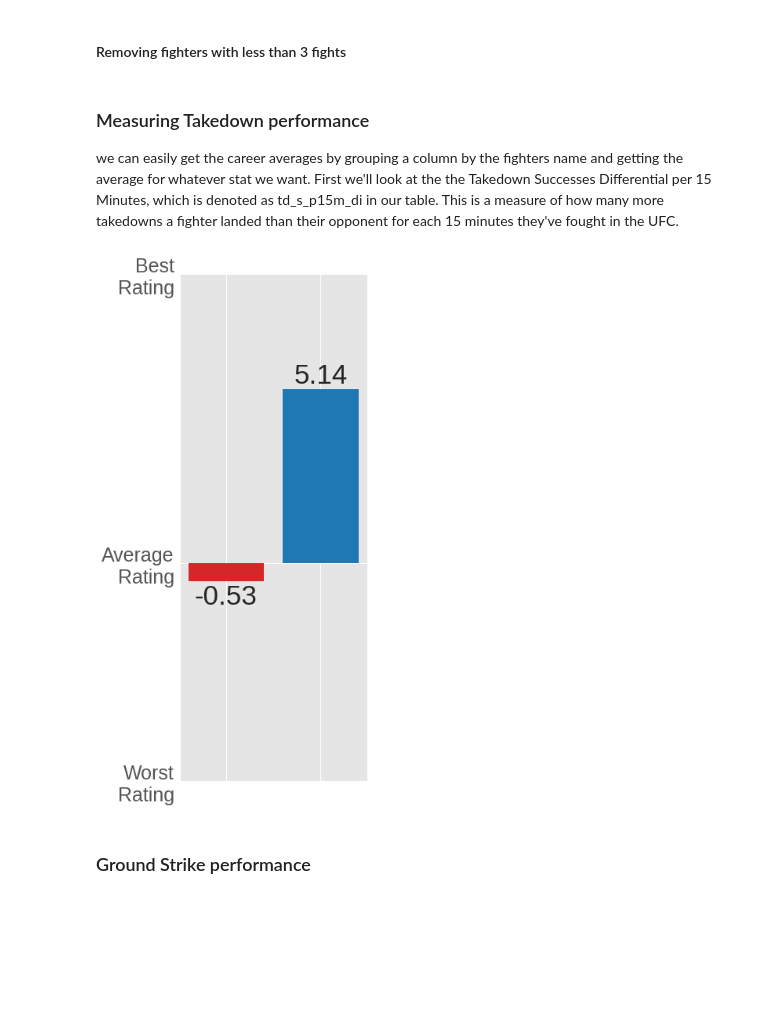
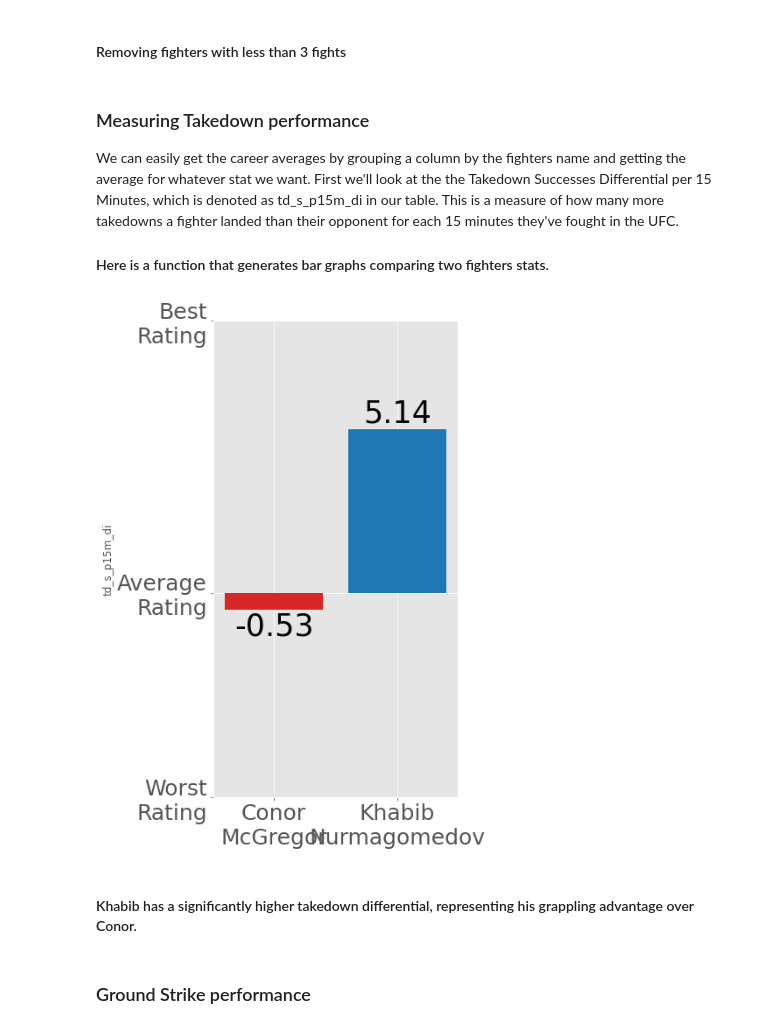
Before and after one commit to mesterhammerfic/match_finder, a Jupyter notebook: notebooks/02_data_exploration/07c_differentials_case_study.ipynb, the cells around one changed output. Cells and saved outputs as stored; diff of their text form; code cells hidden in the pictures; blank space fills up the shorter version.

```diff
--- a/notebooks/02_data_exploration/07c_differentials_case_study.ipynb
+++ b/notebooks/02_data_exploration/07c_differentials_case_study.ipynb
@@ -116,5 +122,7 @@ mask = grappling['name'].isin(experienced_fighters)
 grappling = grappling[mask]
 # %% [markdown]
 ### Measuring Takedown performance
-we can easily get the career averages by grouping a column by the fighters name and getting the average for whatever stat we want. First we'll look at the the Takedown Successes Differential per 15 Minutes, which is denoted as td_s_p15m_di in our table. This is a measure of how many more takedowns a fighter landed than their opponent for each 15 minutes they've fought in the UFC.
+We can easily get the career averages by grouping a column by the fighters name and getting the average for whatever stat we want. First we'll look at the the Takedown Successes Differential per 15 Minutes, which is denoted as td_s_p15m_di in our table. This is a measure of how many more takedowns a fighter landed than their opponent for each 15 minutes they've fought in the UFC.
+
+#### Here is a function that generates bar graphs comparing two fighters stats.
 # %%
@@ -196,7 +210,9 @@ def compare_stat(stat_df, stat, fighter_1='Conor McGregor', fighter_2='Khabib Nu
 # %%
-compare_stat(takedowns, 'td_s_p15m_di', graphic_des=True, fighter_1_offset=.3, fighter_2_offset=.2)
+compare_stat(takedowns, 'td_s_p15m_di', graphic_des=False, fighter_1_offset=.3, fighter_2_offset=.2)
 # %% [output]
-[figure, old version]
+[figure, new version]
+# %% [markdown]
+#### Khabib has a significantly higher takedown differential, representing his grappling advantage over Conor.
 # %% [markdown]
 ### Ground Strike performance
 # %%
```
Also changed, not shown: parts of 28 cells of this notebook, 2 other files.
